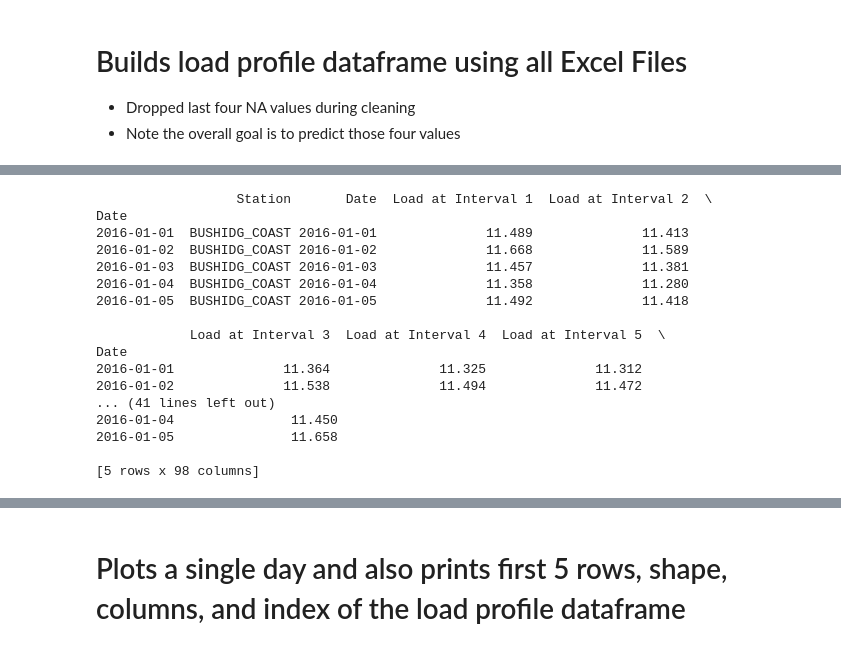
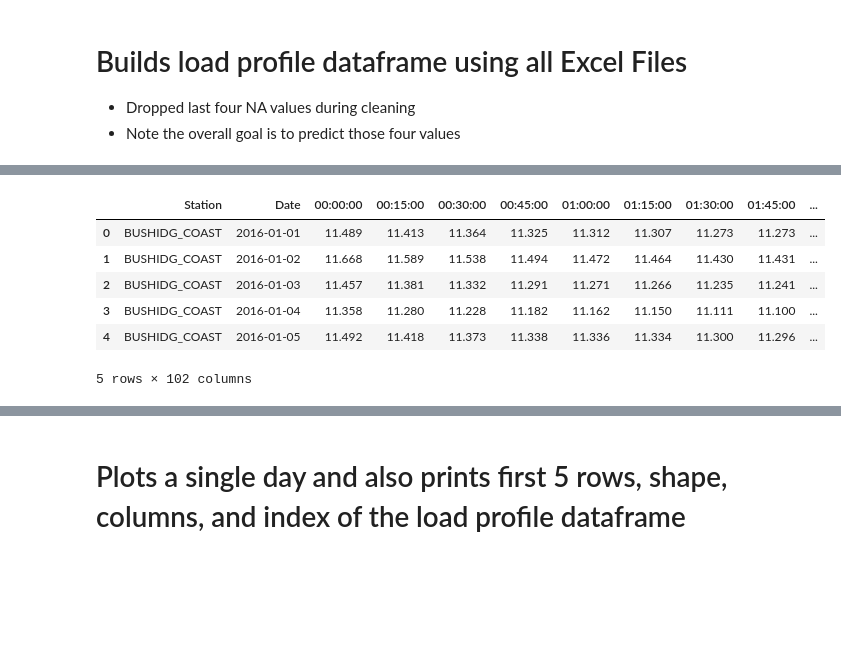
Before and after one commit to AFinney1/load_forecast_rw, a Jupyter notebook: data_analyst_engineer_assessment_Austin.ipynb, the cells around one changed output, grey strips where cells are left out. Drawn from its saved outputs; the diff is of its cells as text; code cells hidden in the pictures; blank space fills up the shorter version.

```diff
--- a/data_analyst_engineer_assessment_Austin.ipynb
+++ b/data_analyst_engineer_assessment_Austin.ipynb
@@ -195,22 +106,0 @@ ERCOT_Backcasted_Load_Profiles_2021
-# %%
-my_load_profiles2 = my_load_profiles.copy()
-my_load_profiles2.index = pd.to_datetime(my_load_profiles2['Date'], unit = 's')
-print(my_load_profiles2.head())
-# %% [output]
-                  Station       Date  Load at Interval 1  Load at Interval 2  \
-Date
-2016-01-01  BUSHIDG_COAST 2016-01-01              11.489              11.413
-2016-01-02  BUSHIDG_COAST 2016-01-02              11.668              11.589
-2016-01-03  BUSHIDG_COAST 2016-01-03              11.457              11.381
-2016-01-04  BUSHIDG_COAST 2016-01-04              11.358              11.280
-2016-01-05  BUSHIDG_COAST 2016-01-05              11.492              11.418
-
-            Load at Interval 3  Load at Interval 4  Load at Interval 5  \
-Date
-2016-01-01              11.364              11.325              11.312
-2016-01-02              11.538              11.494              11.472
-... (41 lines left out)
-2016-01-04               11.450
-2016-01-05               11.658
-
-[5 rows x 98 columns]
@@ -219,0 +107,11 @@ my_load_profiles.to_pickle("my_load_profiles.pkl")
+# %%
+sorted_load = save_load_df.sort_values(by=['Station', 'Date']).reset_index(drop=True)
+sorted_load.head()
+# %% [output]
+|  | Station | Date | 00:00:00 | 00:15:00 | 00:30:00 | 00:45:00 | 01:00:00 | 01:15:00 | 01:30:00 | 01:45:00 | ... |
+| 0 | BUSHIDG_COAST | 2016-01-01 | 11.489 | 11.413 | 11.364 | 11.325 | 11.312 | 11.307 | 11.273 | 11.273 | ... |
+| 1 | BUSHIDG_COAST | 2016-01-02 | 11.668 | 11.589 | 11.538 | 11.494 | 11.472 | 11.464 | 11.430 | 11.431 | ... |
+| 2 | BUSHIDG_COAST | 2016-01-03 | 11.457 | 11.381 | 11.332 | 11.291 | 11.271 | 11.266 | 11.235 | 11.241 | ... |
+| 3 | BUSHIDG_COAST | 2016-01-04 | 11.358 | 11.280 | 11.228 | 11.182 | 11.162 | 11.150 | 11.111 | 11.100 | ... |
+| 4 | BUSHIDG_COAST | 2016-01-05 | 11.492 | 11.418 | 11.373 | 11.338 | 11.336 | 11.334 | 11.300 | 11.296 | ... |
+5 rows × 102 columns
```
Also changed, not shown: parts of 18 cells of this notebook.
